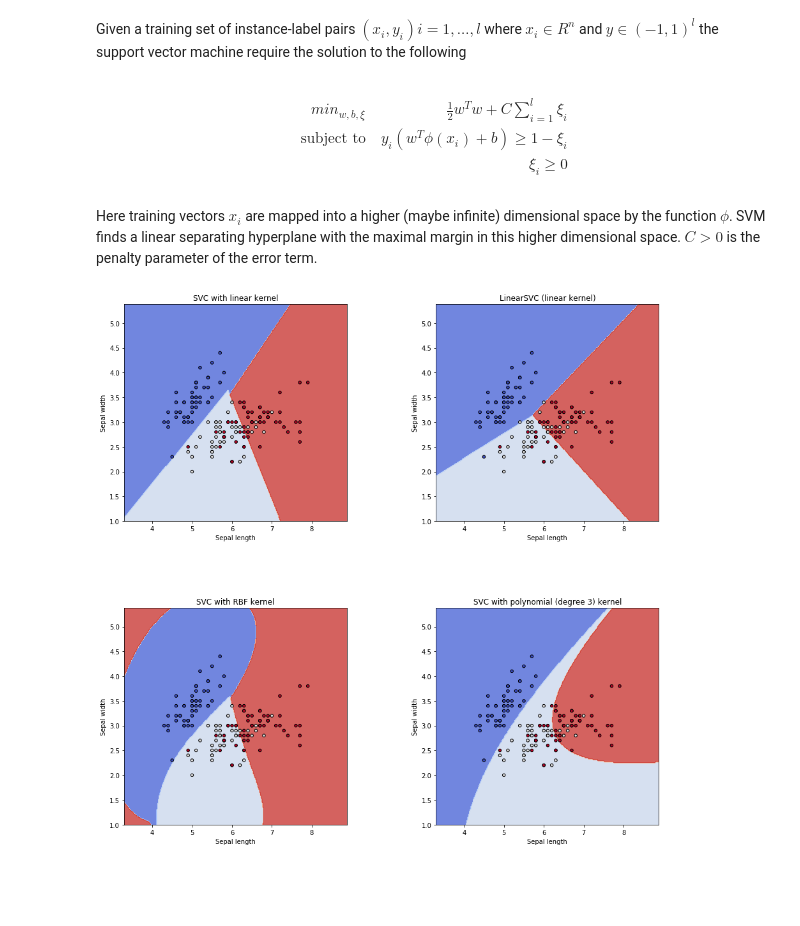
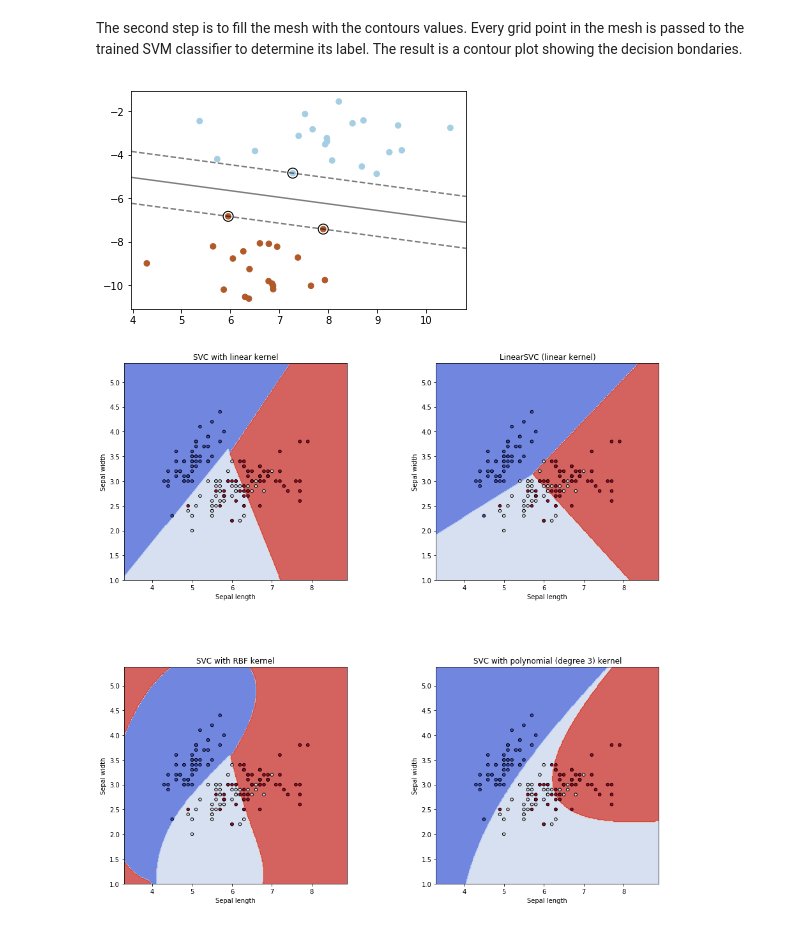
Before and after one commit to NikStoyanov/study_svm, a Jupyter notebook: study_svm.ipynb, the cells around one changed output. Drawn from its saved outputs; the diff is of its cells as text; code cells hidden in the pictures; blank space fills up the shorter version.

```diff
--- a/study_svm.ipynb
+++ b/study_svm.ipynb
@@ -27,6 +96,8 @@ def make_meshgrid(x, y, h=.02):
     xx, yy = np.meshgrid(np.arange(x_min, x_max, h),
                          np.arange(y_min, y_max, h))
     return xx, yy
+# %% [markdown]
+The second step is to fill the mesh with the contours values. Every grid point in the mesh is passed to the trained SVM classifier to determine its label. The result is a contour plot showing the decision bondaries.
 # %%
 def plot_contours(ax, clf, xx, yy, **params):
     """Plot the decision boundaries for a classifier.
@@ -43,20 +115,36 @@ def plot_contours(ax, clf, xx, yy, **params):
     Z = Z.reshape(xx.shape)
     out = ax.contourf(xx, yy, Z, **params)
     return out
-# %% [markdown]
-Given a training set of instance-label pairs $(x_i, y_i) i=1,\ldots,l$ where $x_i \in R^n$ and $y \in (-1, 1)^l$ the support vector machine require the solution to the following
-# %% [markdown]
-$$
-\begin{aligned}
-min_{w,b,\xi} && \frac{1}{2} w^{T} w + C \sum_{i=1}^l \xi_i\\
-\text{subject to} && y_i (w^T \phi(x_i) + b) \geq 1 - \xi_i\\
-&& \xi_i \geq 0
-\end{aligned}
-$$
-# %% [markdown]
-Here training vectors $x_i$ are mapped into a higher (maybe infinite) dimensional space
-by the function $\phi$. SVM finds a linear separating hyperplane with the maximal margin
-in this higher dimensional space. $C > 0$ is the penalty parameter of the error term.
+# %%
+# we create 40 separable points
+blobs = datasets.make_blobs(n_samples=40, centers=2, random_state=6)
+X, y = blobs
+
+# fit the model, don't regularize for illustration purposes
+clf = svm.SVC(kernel='linear', C=1000)
+clf.fit(X, y)
+
+plt.scatter(X[:, 0], X[:, 1], c=y, s=30, cmap=plt.cm.Paired)
+
+# plot the decision function
+ax = plt.gca()
+xlim = ax.get_xlim()
+ylim = ax.get_ylim()
+
+# create grid to evaluate model
+YY, XX = np.meshgrid(ylim, xlim)
+xy = np.vstack([XX.ravel(), YY.ravel()]).T
+Z = clf.decision_function(xy).reshape(XX.shape)
+
+# plot decision boundary and margins
+ax.contour(XX, YY, Z, colors='k', levels=[-1, 0, 1], alpha=0.5,
+           linestyles=['--', '-', '--'])
+# plot support vectors
+ax.scatter(clf.support_vectors_[:, 0], clf.support_vectors_[:, 1], s=100,
+           linewidth=1, facecolors='none', edgecolors='k')
+plt.show()
+# %% [output]
+[figure, added]
 # %%
 # import some data to play with
 iris = datasets.load_iris()
```
Also changed, not shown: parts of 25 cells of this notebook.
